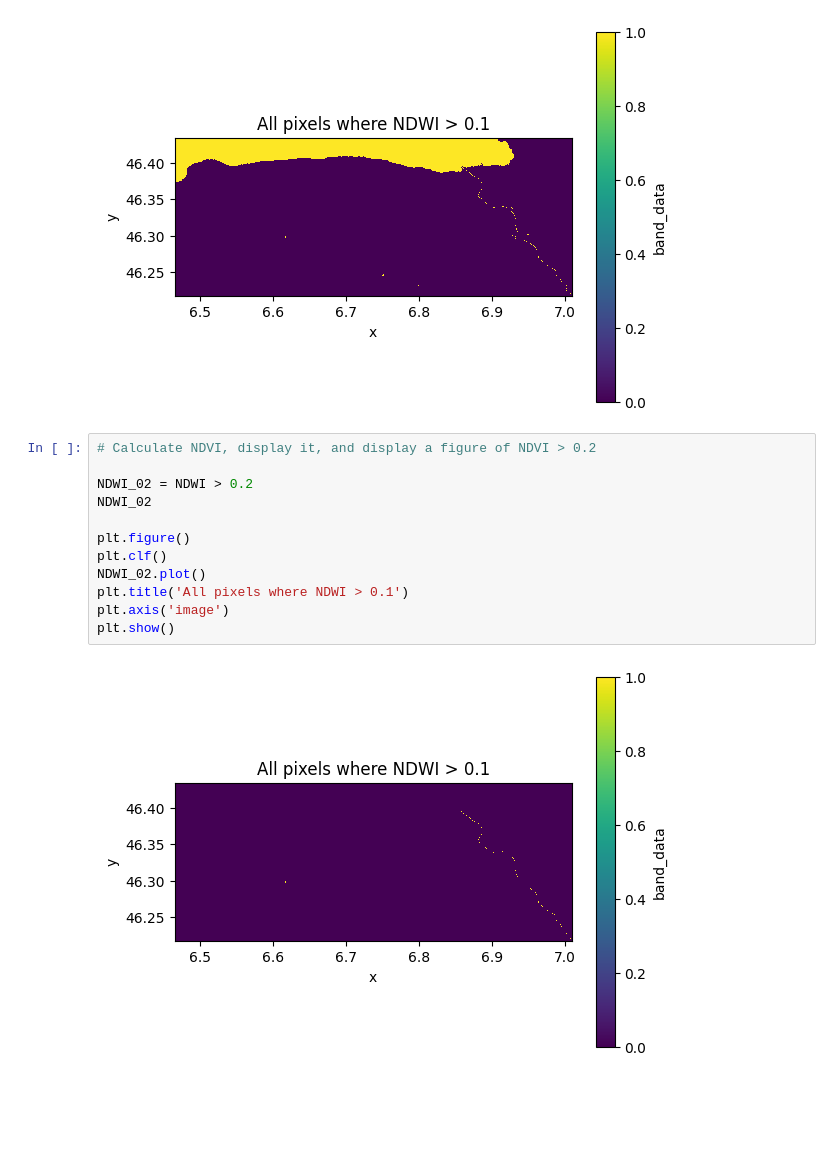
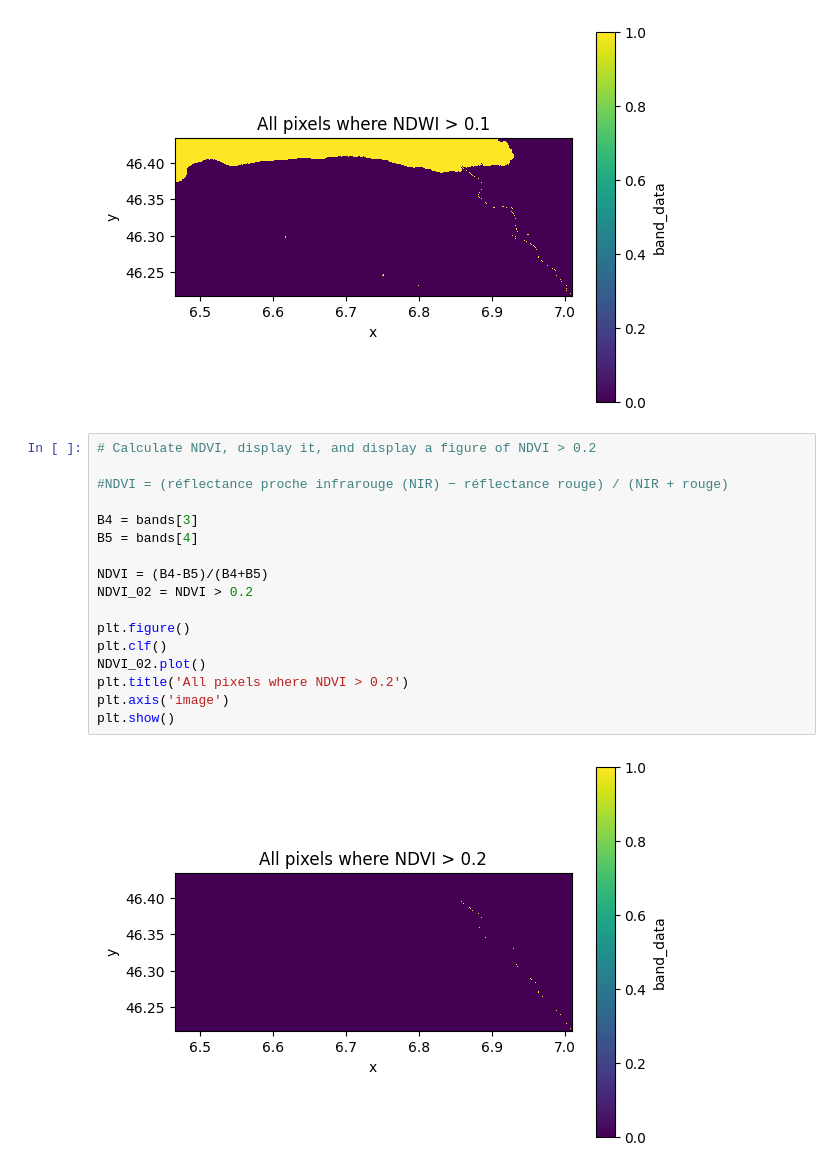
Before and after one commit to oliviaberset/2026_remote_sensing, a Jupyter notebook: RSES_TP2_notebook.ipynb, the cells around one changed output. Cells and saved outputs as stored; diff of their text form; blank space fills up the shorter version.

```diff
--- a/RSES_TP2_notebook.ipynb
+++ b/RSES_TP2_notebook.ipynb
@@ -345,14 +345,19 @@ plt.show()
 # %%
 # Calculate NDVI, display it, and display a figure of NDVI > 0.2
 
-NDWI_02 = NDWI > 0.2
-NDWI_02
+#NDVI = (réflectance proche infrarouge (NIR) − réflectance rouge) / (NIR + rouge)
+
+B4 = bands[3]
+B5 = bands[4]
+
+NDVI = (B4-B5)/(B4+B5)
+NDVI_02 = NDVI > 0.2
 
 plt.figure()
 plt.clf()
-NDWI_02.plot()
-plt.title('All pixels where NDWI > 0.1')
+NDVI_02.plot()
+plt.title('All pixels where NDVI > 0.2')
 plt.axis('image')
 plt.show()
 # %% [output]
-[figure, old version]
+[figure, new version]
```
